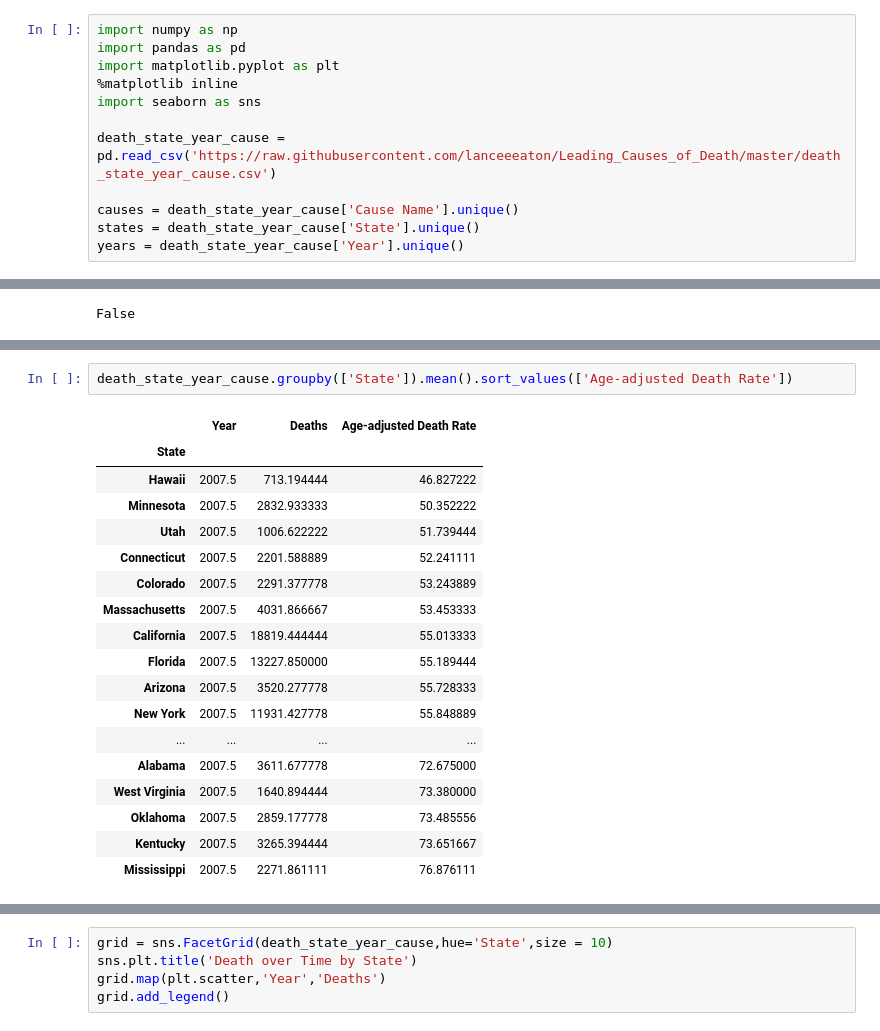
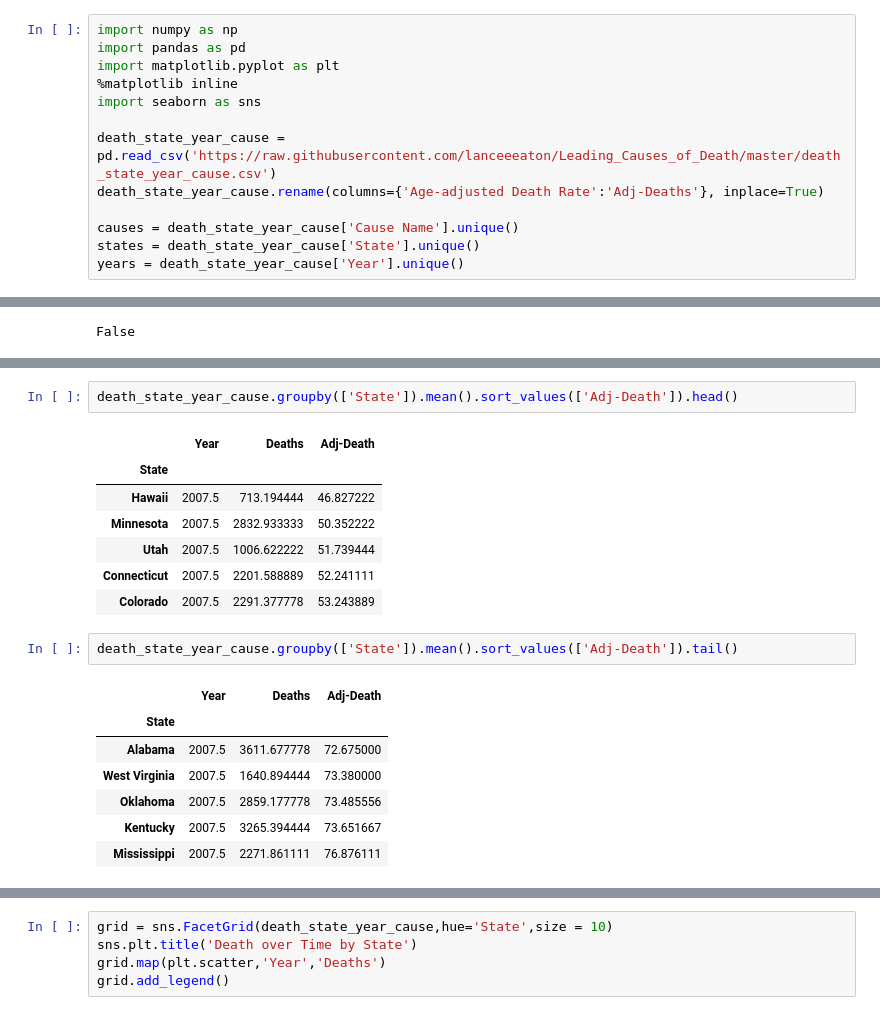
Before and after one commit to lanceeeaton/Leading_Causes_of_Death, a Jupyter notebook: Leading_Causes_of_Death.ipynb, the cells around one changed output, grey strips where cells are left out. Drawn from its saved outputs; the diff is of its cells as text.

```diff
--- a/Leading_Causes_of_Death.ipynb
+++ b/Leading_Causes_of_Death.ipynb
@@ -6,6 +6,7 @@ import matplotlib.pyplot as plt
 import seaborn as sns
 
 death_state_year_cause = pd.read_csv('https://raw.githubusercontent.com/lanceeeaton/Leading_Causes_of_Death/master/death_state_year_cause.csv')
+death_state_year_cause.rename(columns={'Age-adjusted Death Rate':'Adj-Deaths'}, inplace=True)
 
 causes = death_state_year_cause['Cause Name'].unique()
 states = death_state_year_cause['State'].unique()
@@ -83,23 +140,22 @@ death_state_year_cause.groupby(['Year']).mean().sort_values(['Age-adjusted Death
 | 2000 | 3729.792157 | 68.943725 |
 | 1999 | 3736.913725 | 69.788824 |
 # %%
-death_state_year_cause.groupby(['State']).mean().sort_values(['Age-adjusted Death Rate'])
+death_state_year_cause.groupby(['State']).mean().sort_values(['Adj-Death']).head()
 # %% [output]
-|  | Year | Deaths | Age-adjusted Death Rate |
+|  | Year | Deaths | Adj-Death |
 | State |  |  |  |
 | Hawaii | 2007.5 | 713.194444 | 46.827222 |
 | Minnesota | 2007.5 | 2832.933333 | 50.352222 |
 | Utah | 2007.5 | 1006.622222 | 51.739444 |
 | Connecticut | 2007.5 | 2201.588889 | 52.241111 |
 | Colorado | 2007.5 | 2291.377778 | 53.243889 |
-| Massachusetts | 2007.5 | 4031.866667 | 53.453333 |
-| California | 2007.5 | 18819.444444 | 55.013333 |
-| Florida | 2007.5 | 13227.850000 | 55.189444 |
-| Arizona | 2007.5 | 3520.277778 | 55.728333 |
-| New York | 2007.5 | 11931.427778 | 55.848889 |
-| ... | ... | ... | ... |
-| Alabama | 2007.5 | 3611.677778 | 72.675000 |
-| West Virginia | 2007.5 | 1640.894444 | 73.380000 |
-| Oklahoma | 2007.5 | 2859.177778 | 73.485556 |
-| Kentucky | 2007.5 | 3265.394444 | 73.651667 |
-| Mississippi | 2007.5 | 2271.861111 | 76.876111 |
+# %%
+death_state_year_cause.groupby(['State']).mean().sort_values(['Adj-Death']).tail()
+# %% [output]
+|  | Year | Deaths | Adj-Death |
+| State |  |  |  |
+| Alabama | 2007.5 | 3611.677778 | 72.675000 |
+| West Virginia | 2007.5 | 1640.894444 | 73.380000 |
+| Oklahoma | 2007.5 | 2859.177778 | 73.485556 |
+| Kentucky | 2007.5 | 3265.394444 | 73.651667 |
+| Mississippi | 2007.5 | 2271.861111 | 76.876111 |
```
Also changed, not shown: parts of 15 cells of this notebook.
